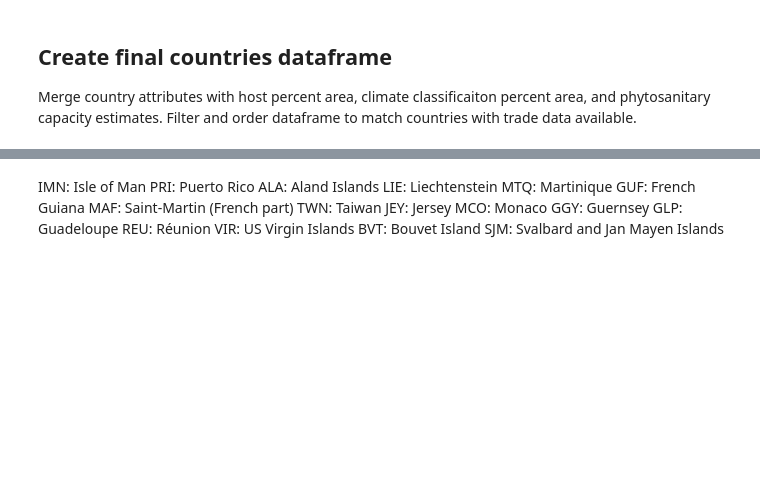
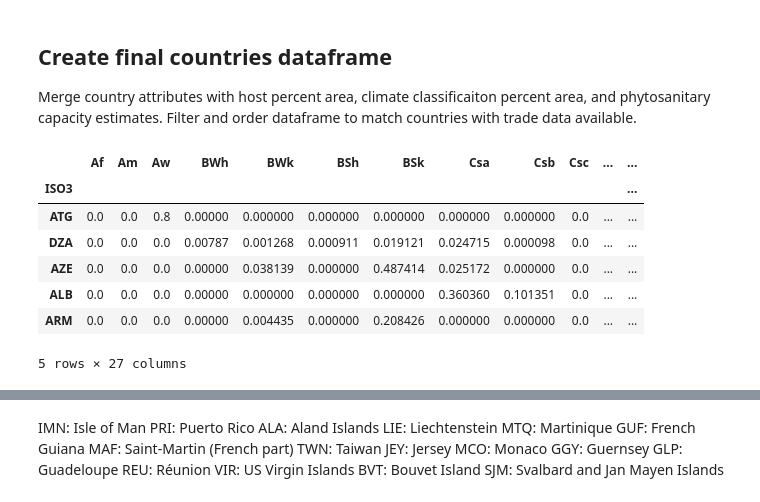
Before and after one commit to arielsaffer/PoPS-Global-Ag-CaseStudy, a Jupyter notebook: notebooks/1_data_acquisition_format.ipynb, the cells around one changed output, grey strips where cells are left out. Drawn from its saved outputs; the diff is of its cells as text; code cells hidden in the pictures; blank space fills up the shorter version.

```diff
--- a/notebooks/1_data_acquisition_format.ipynb
+++ b/notebooks/1_data_acquisition_format.ipynb
@@ -180,6 +192,6 @@ mask = "cl" # "cl" or "hii"
 koppen_df.to_csv(f"{input_dir}/koppen_{mask}Mask{str(threshold_val)}{suffix}.csv", sep = ',')
 # %%
 # If loading from file:
-#koppen_df = pd.read_csv(f"{input_dir}/koppen_{mask}Mask{str(threshold_val)}{suffix}.csv", index_col=0)
+koppen_df = pd.read_csv(f"{input_dir}/koppen_{mask}Mask{str(threshold_val)}{suffix}.csv", index_col=0)
 # %%
 koppen_df.head()
@@ -483,7 +532,16 @@ Merge country attributes with host percent area, climate classificaiton percent
 and phytosanitary capacity estimates. Filter and order dataframe to match countries
 with trade data available.
 # %%
-koppen_df
+koppen_df.head()
+# %% [output]
+|  | Af | Am | Aw | BWh | BWk | BSh | BSk | Csa | Csb | Csc | ... | ... |
+| ISO3 |  |  |  |  |  |  |  |  |  |  |  | ... |
+| ATG | 0.0 | 0.0 | 0.8 | 0.00000 | 0.000000 | 0.000000 | 0.000000 | 0.000000 | 0.000000 | 0.0 | ... | ... |
+| DZA | 0.0 | 0.0 | 0.0 | 0.00787 | 0.001268 | 0.000911 | 0.019121 | 0.024715 | 0.000098 | 0.0 | ... | ... |
+| AZE | 0.0 | 0.0 | 0.0 | 0.00000 | 0.038139 | 0.000000 | 0.487414 | 0.025172 | 0.000000 | 0.0 | ... | ... |
+| ALB | 0.0 | 0.0 | 0.0 | 0.00000 | 0.000000 | 0.000000 | 0.000000 | 0.360360 | 0.101351 | 0.0 | ... | ... |
+| ARM | 0.0 | 0.0 | 0.0 | 0.00000 | 0.004435 | 0.000000 | 0.208426 | 0.000000 | 0.000000 | 0.0 | ... | ... |
+5 rows × 27 columns
 # %%
 # Merge koppen, host, and phytosanitary attributes with countries geodataframe
 countries_gdf = countries_gdf.merge(koppen_df, on='ISO3')
```
Also changed, not shown: parts of 23 cells of this notebook, 1 other file.
